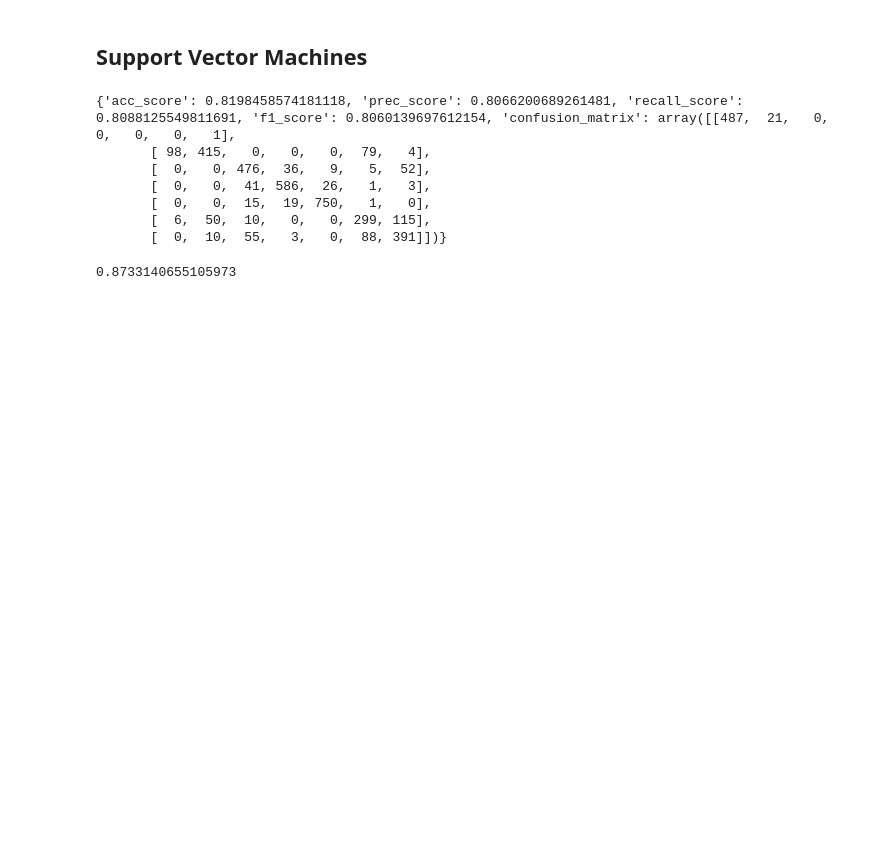
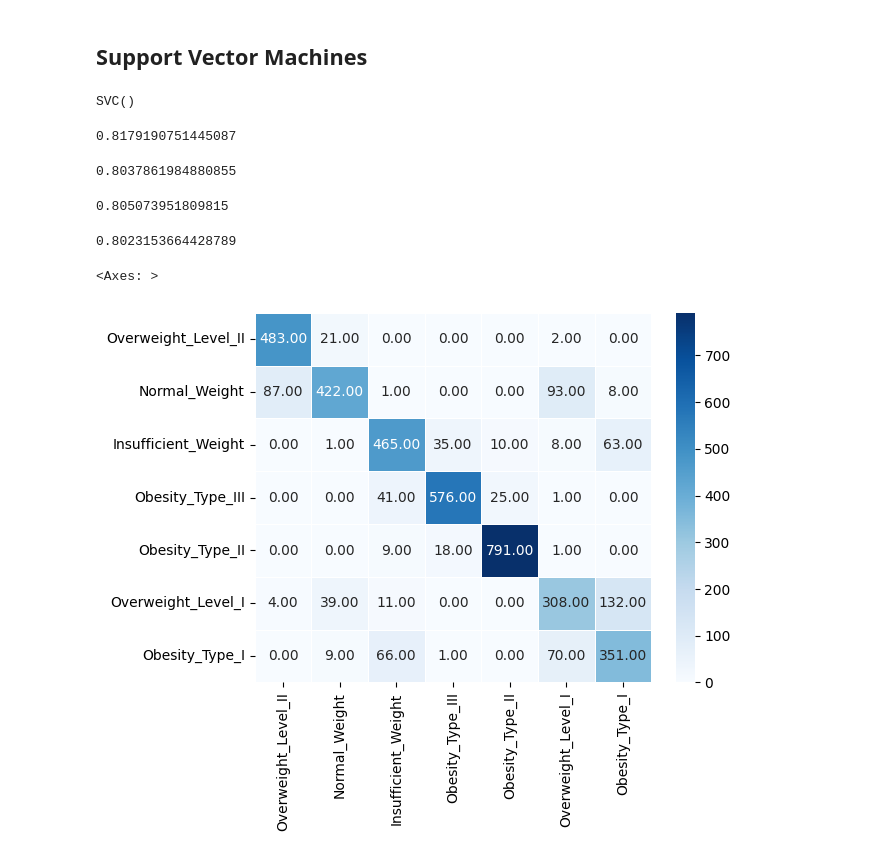
Before and after one commit to rubuy-74/feup-ia, a Jupyter notebook: proj2/main.ipynb, the cells around one changed output. Cells and saved outputs as stored; diff of their text form; code cells hidden in the pictures; blank space fills up the shorter version.

```diff
--- a/proj2/main.ipynb
+++ b/proj2/main.ipynb
@@ -300,22 +294,32 @@ Insufficient_Weight       0.74      0.77      0.76       566
 # %%
 from sklearn.svm import SVC
 
-model = SVC()
-model.fit(x_train,y_train)
-predictions = model.predict(x_test)
+svc = SVC()
+svc.fit(x_train,y_train)
 # %% [output]
-{'acc_score': 0.8198458574181118, 'prec_score': 0.8066200689261481, 'recall_score': 0.8088125549811691, 'f1_score': 0.8060139697612154, 'confusion_matrix': array([[487,  21,   0,   0,   0,   0,   1],
-       [ 98, 415,   0,   0,   0,  79,   4],
-       [  0,   0, 476,  36,   9,   5,  52],
-       [  0,   0,  41, 586,  26,   1,   3],
-       [  0,   0,  15,  19, 750,   1,   0],
-       [  6,  50,  10,   0,   0, 299, 115],
-       [  0,  10,  55,   3,   0,  88, 391]])}
+SVC()
 # %%
-# modelGamma = SVC(gamma=10)
-# modelLinearKernel = SVC(kernel='linear')
-modelC = SVC(C=1000)
-modelC.fit(x_train,y_train)
-modelC.score(x_test,y_test)
+predictions = svc.predict(x_test)
+predictions
+results = get_stats(predictions)
-# %% [output]
-0.8733140655105973
+# %%
+results['acc_score']
+# %% [output]
+0.8179190751445087
+# %%
+results['prec_score']
+# %% [output]
+0.8037861984880855
+# %%
+results['recall_score']
+# %% [output]
+0.805073951809815
+# %%
+results['f1_score']
+# %% [output]
+0.8023153664428789
+# %%
+sns.heatmap(results['confusion_matrix'], annot=True, cmap='Blues', fmt='.2f', linewidths= 0.5,xticklabels=labels,yticklabels=labels)
+# %% [output]
+<Axes: >
+[figure, added]
```
Also changed, not shown: parts of 17 cells of this notebook.
